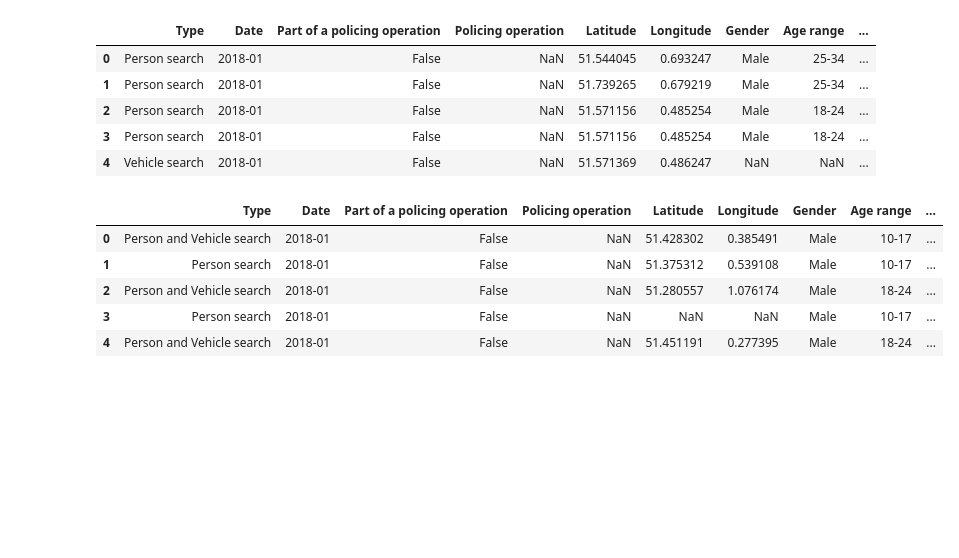
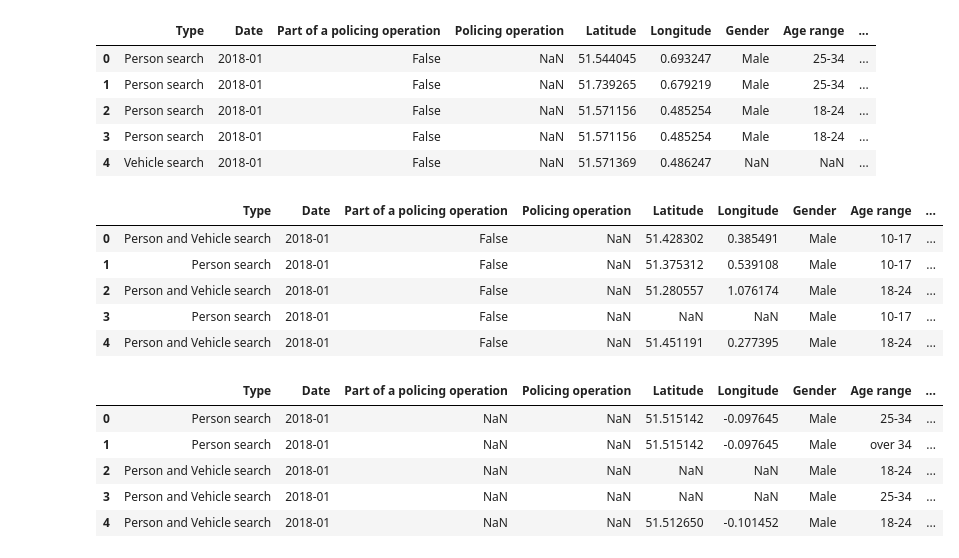
Before and after one commit to ah20776/CE888---Assignment, a Jupyter notebook: Ethnicity in UK Policing/newbias.ipynb, the cells around one changed output. Cells and saved outputs as stored; diff of their text form; code cells hidden in the pictures; blank space fills up the shorter version.

```diff
--- a/Ethnicity in UK Policing/newbias.ipynb
+++ b/Ethnicity in UK Policing/newbias.ipynb
@@ -195,3 +195,92 @@ kent.head()
 | 2 | Person and Vehicle search | 2018-01 | False | NaN | 51.280557 | 1.076174 | Male | 18-24 | ... |
 | 3 | Person search | 2018-01 | False | NaN | NaN | NaN | Male | 10-17 | ... |
 | 4 | Person and Vehicle search | 2018-01 | False | NaN | 51.451191 | 0.277395 | Male | 18-24 | ... |
+# %%
+#LONDON
+
+london18_1 = pd.read_csv('/content/CE888---Assignment/Ethnicity in UK Policing/London 2018-20/2018-01-city-of-london-stop-and-search.csv')
+london18_1["Date"] = "2018-01"
+london18_2 = pd.read_csv('/content/CE888---Assignment/Ethnicity in UK Policing/London 2018-20/2018-02-city-of-london-stop-and-search.csv')
+london18_2["Date"] = "2018-02"
+london18_3 = pd.read_csv('/content/CE888---Assignment/Ethnicity in UK Policing/London 2018-20/2018-03-city-of-london-stop-and-search.csv')
+london18_3["Date"] = "2018-03"
+london18_4 = pd.read_csv('/content/CE888---Assignment/Ethnicity in UK Policing/London 2018-20/2018-04-city-of-london-stop-and-search.csv')
+london18_4["Date"] = "2018-04"
+london18_5 = pd.read_csv('/content/CE888---Assignment/Ethnicity in UK Policing/London 2018-20/2018-05-city-of-london-stop-and-search.csv')
+london18_5["Date"] = "2018-05"
+london18_6 = pd.read_csv('/content/CE888---Assignment/Ethnicity in UK Policing/London 2018-20/2018-06-city-of-london-stop-and-search.csv')
+london18_6["Date"] = "2018-06"
+london18_7 = pd.read_csv('/content/CE888---Assignment/Ethnicity in UK Policing/London 2018-20/2018-07-city-of-london-stop-and-search.csv')
+london18_7["Date"] = "2018-07"
+london18_8 = pd.read_csv('/content/CE888---Assignment/Ethnicity in UK Policing/London 2018-20/2018-08-city-of-london-stop-and-search.csv')
+london18_8["Date"] = "2018-08"
+london18_9 = pd.read_csv('/content/CE888---Assignment/Ethnicity in UK Policing/London 2018-20/2018-09-city-of-london-stop-and-search.csv')
+london18_9["Date"] = "2018-09"
+london18_10 = pd.read_csv('/content/CE888---Assignment/Ethnicity in UK Policing/London 2018-20/2018-10-city-of-london-stop-and-search.csv')
+london18_10["Date"] = "2018-10"
+london18_11 = pd.read_csv('/content/CE888---Assignment/Ethnicity in UK Policing/London 2018-20/2018-11-city-of-london-stop-and-search.csv')
+london18_11["Date"] = "2018-11"
+london18_12 = pd.read_csv('/content/CE888---Assignment/Ethnicity in UK Policing/London 2018-20/2018-12-city-of-london-stop-and-search.csv')
+london18_12["Date"] = "2018-12"
+london19_1 = pd.read_csv('/content/CE888---Assignment/Ethnicity in UK Policing/London 2018-20/2019-01-city-of-london-stop-and-search.csv')
+london19_1["Date"] = "2019-01"
+london19_2 = pd.read_csv('/content/CE888---Assignment/Ethnicity in UK Policing/London 2018-20/2019-02-city-of-london-stop-and-search.csv')
+london19_2["Date"] = "2019-02"
+london19_3 = pd.read_csv('/content/CE888---Assignment/Ethnicity in UK Policing/London 2018-20/2019-03-city-of-london-stop-and-search.csv')
+london19_3["Date"] = "2019-03"
+london19_4 = pd.read_csv('/content/CE888---Assignment/Ethnicity in UK Policing/London 2018-20/2019-04-city-of-london-stop-and-search.csv')
+london19_4["Date"] = "2019-04"
+london19_5 = pd.read_csv('/content/CE888---Assignment/Ethnicity in UK Policing/London 2018-20/2019-05-city-of-london-stop-and-search.csv')
+london19_5["Date"] = "2019-05"
+london19_6 = pd.read_csv('/content/CE888---Assignment/Ethnicity in UK Policing/London 2018-20/2019-06-city-of-london-stop-and-search.csv')
+london19_6["Date"] = "2019-06"
+london19_7 = pd.read_csv('/content/CE888---Assignment/Ethnicity in UK Policing/London 2018-20/2019-07-city-of-london-stop-and-search.csv')
+london19_7["Date"] = "2019-07"
+london19_8 = pd.read_csv('/content/CE888---Assignment/Ethnicity in UK Policing/London 2018-20/2019-08-city-of-london-stop-and-search.csv')
+london19_8["Date"] = "2019-08"
+london19_9 = pd.read_csv('/content/CE888---Assignment/Ethnicity in UK Policing/London 2018-20/2019-09-city-of-london-stop-and-search.csv')
+london19_9["Date"] = "2019-09"
+london19_10 = pd.read_csv('/content/CE888---Assignment/Ethnicity in UK Policing/London 2018-20/2019-10-city-of-london-stop-and-search.csv')
+london19_10["Date"] = "2019-10"
+london19_11 = pd.read_csv('/content/CE888---Assignment/Ethnicity in UK Policing/London 2018-20/2019-11-city-of-london-stop-and-search.csv')
+london19_11["Date"] = "2019-11"
+london19_12 = pd.read_csv('/content/CE888---Assignment/Ethnicity in UK Policing/London 2018-20/2019-12-city-of-london-stop-and-search.csv')
+london19_12["Date"] = "2019-12"
+london20_1 = pd.read_csv('/content/CE888---Assignment/Ethnicity in UK Policing/London 2018-20/2020-01-city-of-london-stop-and-search.csv')
+london20_1["Date"] = "2020-01"
+london20_2 = pd.read_csv('/content/CE888---Assignment/Ethnicity in UK Policing/London 2018-20/2020-02-city-of-london-stop-and-search.csv')
+london20_2["Date"] = "2020-02"
+london20_3 = pd.read_csv('/content/CE888---Assignment/Ethnicity in UK Policing/London 2018-20/2020-03-city-of-london-stop-and-search.csv')
+london20_3["Date"] = "2020-03"
+london20_4 = pd.read_csv('/content/CE888---Assignment/Ethnicity in UK Policing/London 2018-20/2020-04-city-of-london-stop-and-search.csv')
+london20_4["Date"] = "2020-04"
+london20_5 = pd.read_csv('/content/CE888---Assignment/Ethnicity in UK Policing/London 2018-20/2020-05-city-of-london-stop-and-search.csv')
+london20_5["Date"] = "2020-05"
+london20_6 = pd.read_csv('/content/CE888---Assignment/Ethnicity in UK Policing/London 2018-20/2020-06-city-of-london-stop-and-search.csv')
+london20_6["Date"] = "2020-06"
+london20_7 = pd.read_csv('/content/CE888---Assignment/Ethnicity in UK Policing/London 2018-20/2020-07-city-of-london-stop-and-search.csv')
+london20_7["Date"] = "2020-07"
+london20_8 = pd.read_csv('/content/CE888---Assignment/Ethnicity in UK Policing/London 2018-20/2020-08-city-of-london-stop-and-search.csv')
+london20_8["Date"] = "2020-08"
+london20_9 = pd.read_csv('/content/CE888---Assignment/Ethnicity in UK Policing/London 2018-20/2020-09-city-of-london-stop-and-search.csv')
+london20_9["Date"] = "2020-09"
+london20_10 = pd.read_csv('/content/CE888---Assignment/Ethnicity in UK Policing/London 2018-20/2020-10-city-of-london-stop-and-search.csv')
+london20_10["Date"] = "2020-10"
+london20_11 = pd.read_csv('/content/CE888---Assignment/Ethnicity in UK Policing/London 2018-20/2020-11-city-of-london-stop-and-search.csv')
+london20_11["Date"] = "2020-11"
+london20_12 = pd.read_csv('/content/CE888---Assignment/Ethnicity in UK Policing/London 2018-20/2020-12-city-of-london-stop-and-search.csv')
+london20_12["Date"] = "2020-12"
+london18 = pd.concat([london18_1,london18_2,london18_3,london18_4,london18_5,london18_6,london18_7,london18_8,london18_9,london18_10,london18_11,london18_12])
+london19 = pd.concat([london19_1,london19_2,london19_3,london19_4,london19_5,london19_6,london19_7,london19_8,london19_9,london19_10,london19_11,london19_12])
+london20 = pd.concat([london20_1,london20_2,london20_3,london20_4,london20_5,london20_6,london20_7,london20_8,london20_9,london20_10,london20_11,london20_12])
+london = pd.concat([london18,london19,london20])
+london["City"] = "London"
+london= pd.DataFrame(london)
+london.head()
+# %% [output]
+|  | Type | Date | Part of a policing operation | Policing operation | Latitude | Longitude | Gender | Age range | ... |
+| 0 | Person search | 2018-01 | NaN | NaN | 51.515142 | -0.097645 | Male | 25-34 | ... |
+| 1 | Person search | 2018-01 | NaN | NaN | 51.515142 | -0.097645 | Male | over 34 | ... |
+| 2 | Person and Vehicle search | 2018-01 | NaN | NaN | NaN | NaN | Male | 18-24 | ... |
+| 3 | Person and Vehicle search | 2018-01 | NaN | NaN | NaN | NaN | Male | 25-34 | ... |
+| 4 | Person and Vehicle search | 2018-01 | NaN | NaN | 51.512650 | -0.101452 | Male | 18-24 | ... |
```
